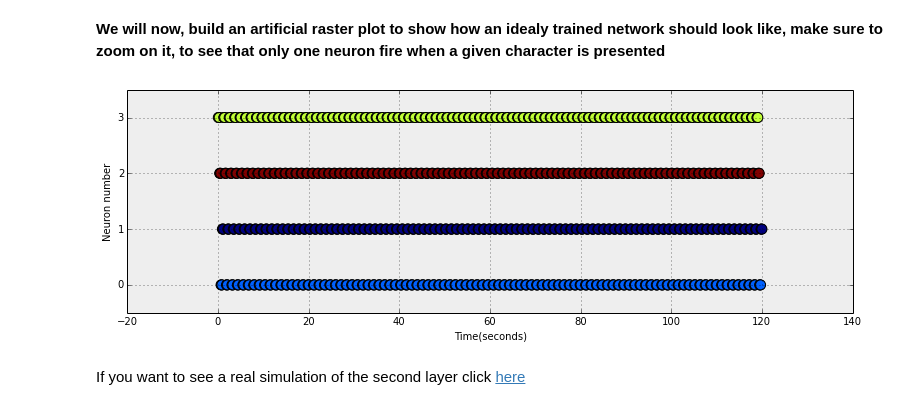
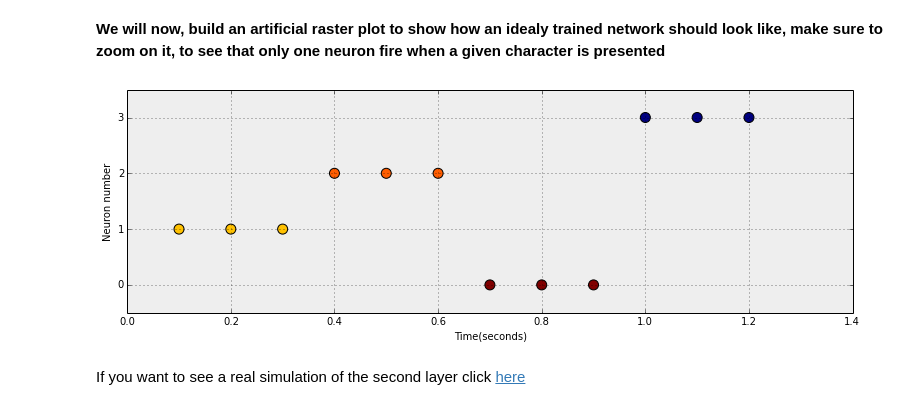
Before and after one commit to tartavull/snn-rl, a Jupyter notebook: introduction.ipynb, the cells around one changed output. Drawn from its saved outputs; the diff is of its cells as text; code cells hidden in the pictures.

```diff
--- a/introduction.ipynb
+++ b/introduction.ipynb
@@ -129,33 +89,33 @@ grid(True)
 # %%
 neuronArray = np.empty(0, dtype=int)
 firetimeArray = np.empty(0, dtype=double)
 neuronColor = np.random.rand(4)
 colors = np.empty(0, dtype=float)
 
 #Each neuron learn to represent a random character
 neuronList=list(range(4))
 np.random.shuffle(neuronList)
 
 
 neuronIndex = 0
 time = 0
-for charNumber in range(0 ,dictionaryLongitude * epochs):
+for charNumber in range(0 ,dictionaryLongitude ):
     neuronIndex = (neuronIndex + 1)%4
     neuron = neuronList[neuronIndex]
     for charRepetetion in range(0,spikesPerChar):
          time = time + spikeInterval / ms
 
          neuronArray = np.append(neuronArray, neuron)
          firetimeArray = np.append(firetimeArray,time)
          colors = np.append(colors,neuronColor[neuron])
 
 fig, ax = plt.subplots(subplot_kw=dict(axisbg='#EEEEEE'),figsize=(13,4))
 points = plt.scatter(firetimeArray * ms,neuronArray, s=100, c=colors)
 plt.yticks(np.arange(0,4, 1.0))
 ylabel("Neuron number")
 xlabel("Time(seconds)")
 grid(True)
 # %% [output]
-[figure, old version]
+[figure, new version]
 # %% [markdown]
 If you want to see a real simulation of the second layer click [here](simulation.ipynb)
```
Also changed, not shown: parts of 4 cells of this notebook, 4 other files.
